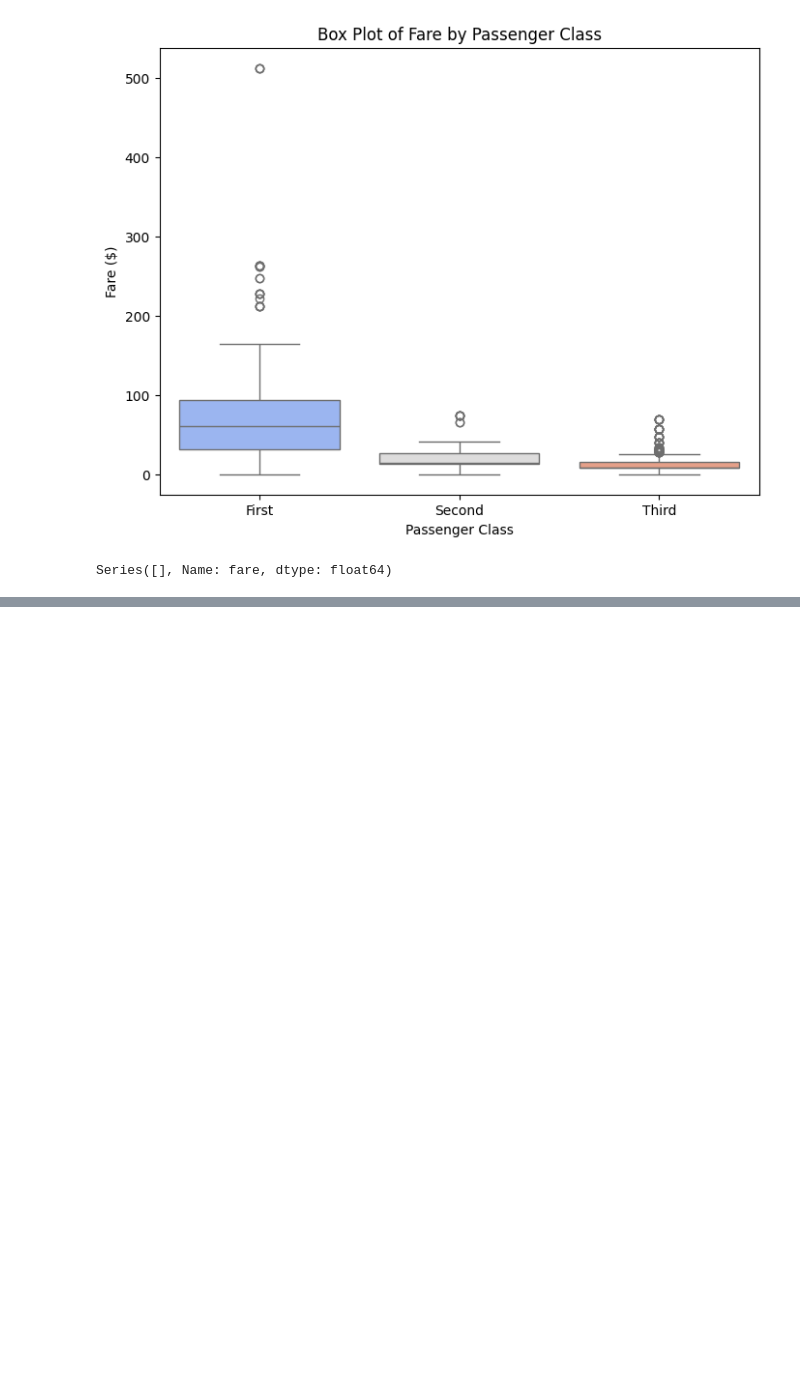
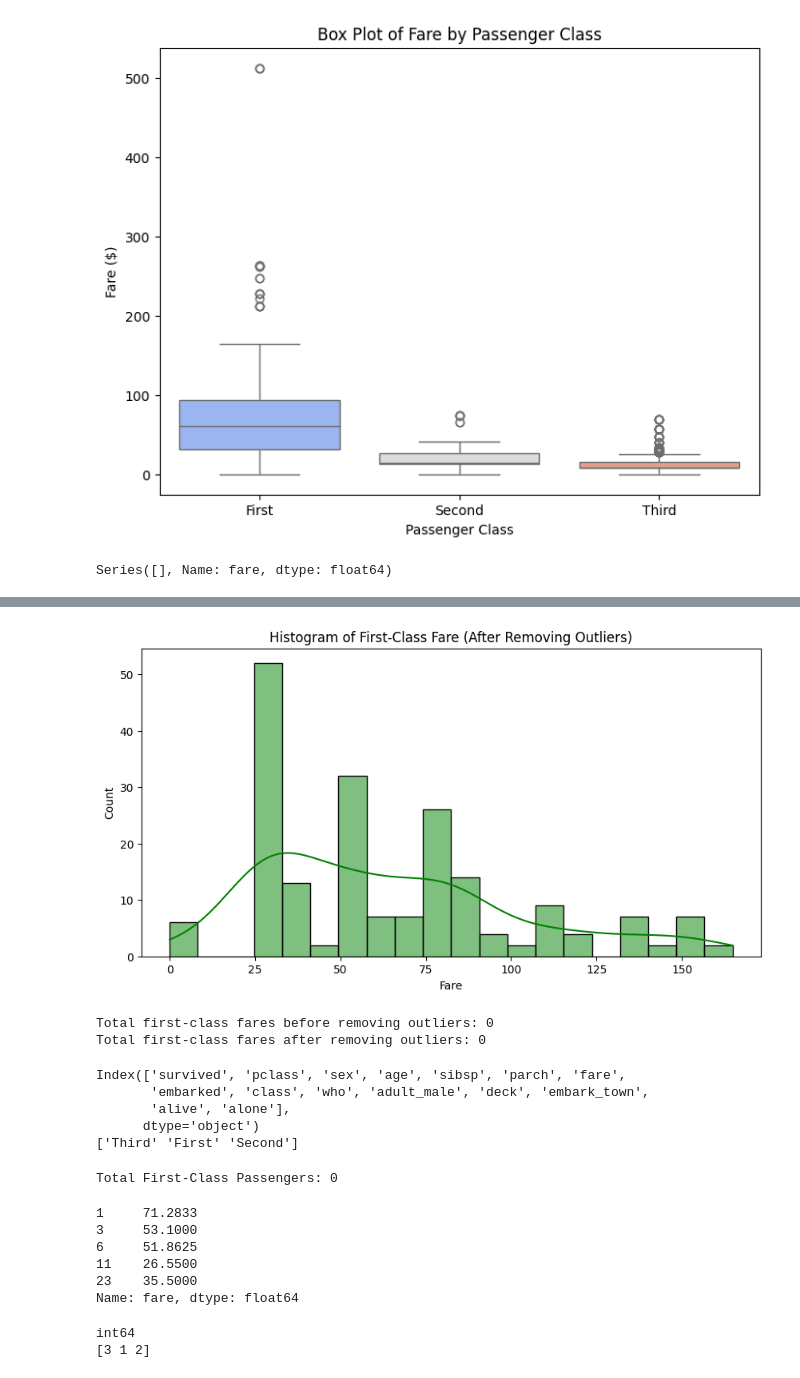
Before and after one commit to ejazurrehman/EDA, a Jupyter notebook: EDA.ipynb, the cells around one changed output, grey strips where cells are left out. Cells and saved outputs as stored; diff of their text form; code cells hidden in the pictures; blank space fills up the shorter version.

```diff
--- a/EDA.ipynb
+++ b/EDA.ipynb
@@ -214,0 +285,47 @@ Series([], Name: fare, dtype: float64)
+# %%
+# Filter first-class fares
+first_class_fares = df[df["pclass"] == 1]["fare"]
+
+# Compute IQR
+Q1 = first_class_fares.quantile(0.25)
+Q3 = first_class_fares.quantile(0.75)
+IQR = Q3 - Q1
+
+# Define outlier bounds
+lower_bound = Q1 - 1.5 * IQR
+upper_bound = Q3 + 1.5 * IQR
+
+# Remove outliers
+first_class_cleaned = df[(df["pclass"] == 1) &
+                         (df["fare"] >= lower_bound) &
+                         (df["fare"] <= upper_bound)]
+
+# Plot the histogram of cleaned first-class fares
+plt.figure(figsize=(10, 5))
+sns.histplot(first_class_cleaned["fare"], bins=20, kde=True, color="green")
+plt.title("Histogram of First-Class Fare (After Removing Outliers)")
+plt.xlabel("Fare")
+plt.ylabel("Count")
+plt.show()
+# %% [output]
+[figure, added]
+# %%
+print(f"Total first-class fares before removing outliers: {len(first_class_fares)}")
+print(f"Total first-class fares after removing outliers: {len(first_class_cleaned)}")
+# %% [output]
+Total first-class fares before removing outliers: 0
+Total first-class fares after removing outliers: 0
+# %%
+print(df.columns)
+print(df["pclass"].unique())
+# %% [output]
+Index(['survived', 'pclass', 'sex', 'age', 'sibsp', 'parch', 'fare',
+       'embarked', 'class', 'who', 'adult_male', 'deck', 'embark_town',
+       'alive', 'alone'],
+      dtype='object')
+['Third' 'First' 'Second']
+# %%
+first_class_fares = df[df["pclass"] == 1]["fare"]
+print(f"Total First-Class Passengers: {len(first_class_fares)}")
+# %% [output]
+Total First-Class Passengers: 0
@@ -214,0 +334,16 @@ Series([], Name: fare, dtype: float64)
+# %%
+first_class_fares = df[df["pclass"] == 1]["fare"]
+print(first_class_fares.head())
+# %% [output]
+1     71.2833
+3     53.1000
+6     51.8625
+11    26.5500
+23    35.5000
+Name: fare, dtype: float64
+# %%
+print(df["pclass"].dtype)  # Should now be int64
+print(df["pclass"].unique())  # Should be [3, 1, 2]
+# %% [output]
+int64
+[3 1 2]
```
Also changed, not shown: parts of 13 cells of this notebook.
